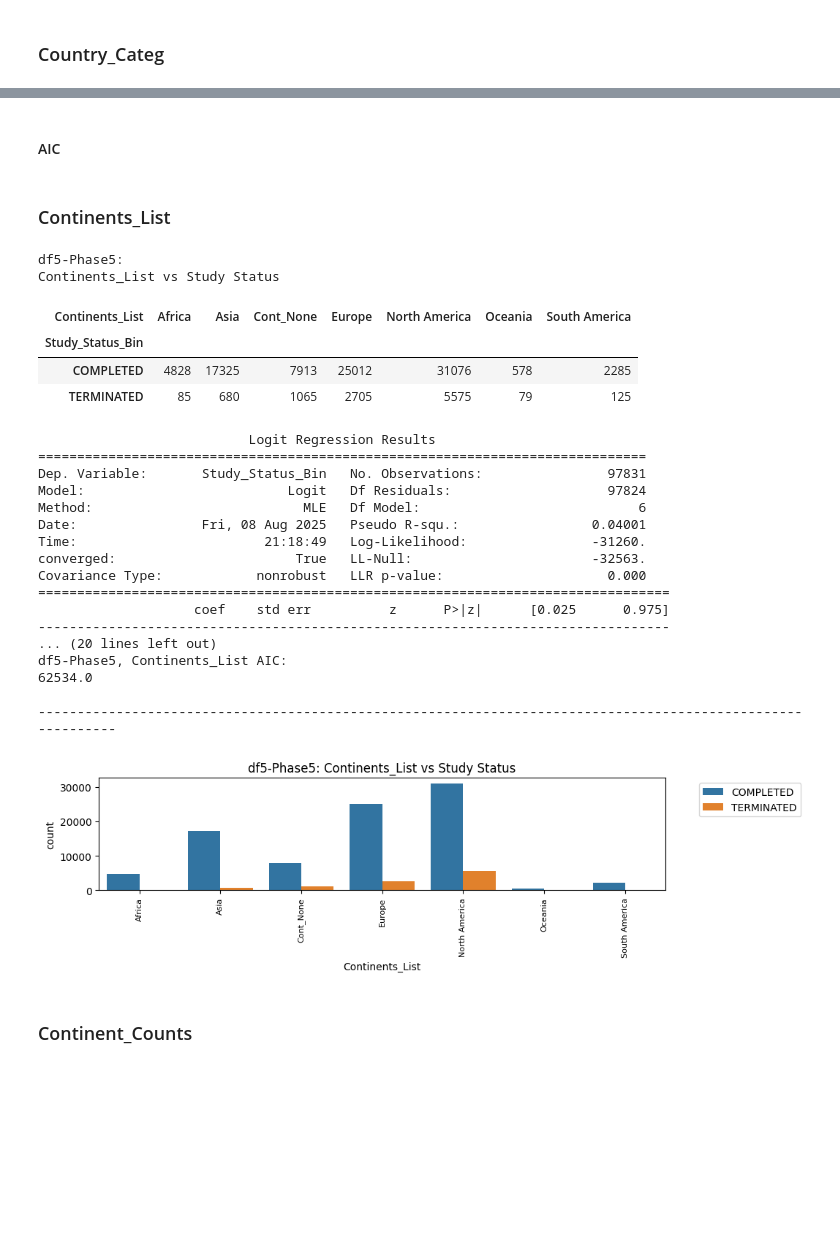
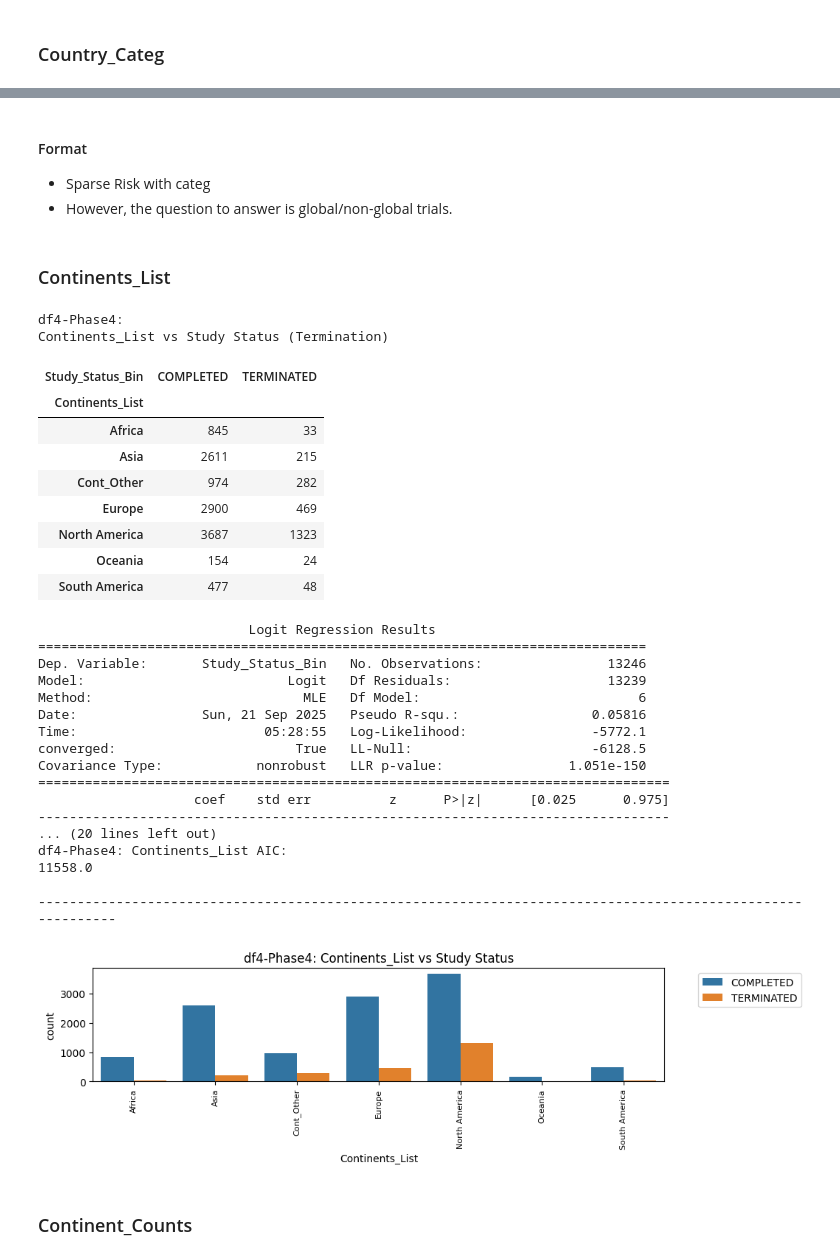
Before and after one commit to AndreouEugenia/Thesis, a Jupyter notebook: 3.Thesis_Visual.ipynb, the cells around one changed output, grey strips where cells are left out. Cells and saved outputs as stored; diff of their text form; code cells hidden in the pictures; blank space fills up the shorter version.

```diff
--- a/3.Thesis_Visual.ipynb
+++ b/3.Thesis_Visual.ipynb
@@ -1234 +1182,3 @@ df5-Phase5, Intervention_Type_Categ AIC:
+# %%
+dfi = dfi.drop(columns = ['Intervention_Type_Counts'], axis = 1)
 # %% [markdown]
@@ -1335,3 +1283,5 @@ Intervention_Method_Counts_aic = fun_compare(i, Intervention_Method_Counts = Int
+# %%
+dfi = dfi.drop(columns = ['Intervention_Route_Counts'], axis = 1)
 # %% [markdown]
 ## Locations
 # %% [markdown]
@@ -1404,3 +1376,5 @@ City_Counts_aic = fun_compare(i, City_Counts = City_Counts[0], City_Categ = City
+# %%
+dfi = dfi.drop(columns = ['City_Counts', 'City_Categ'], axis = 1)
 # %% [markdown]
 ### Country_Counts
 # %%
@@ -1467,2 +1461,0 @@ df5-Phase5, Country_Categ AIC:
-# %% [markdown]
-#### AIC
@@ -1471,32 +1462,43 @@ Country_Counts_aic = fun_compare(i, Country_Counts = Country_Counts[0], Country_
+# %% [markdown]
+#### Format
+- Sparse Risk with categ
+- However, the question to answer is global/non-global trials.
+# %%
+dfi = dfi.drop(columns = ['Country_Counts', 'Country_Categ'], axis = 1)
 # %% [markdown]
 ### Continents_List
 # %%
-Continents_List = log_fun("Continents_List", dfi, i, 'list', False, 90, 'Cont_None')
+Continents_List = log_fun("Continents_List", dfi, i, 'list', False, 90, 'Cont_Other')
 # %% [output]
-df5-Phase5:
-Continents_List vs Study Status
+df4-Phase4:
+Continents_List vs Study Status (Termination)
-| Continents_List | Africa | Asia | Cont_None | Europe | North America | Oceania | South America |
-| Study_Status_Bin |  |  |  |  |  |  |  |
-| COMPLETED | 4828 | 17325 | 7913 | 25012 | 31076 | 578 | 2285 |
-| TERMINATED | 85 | 680 | 1065 | 2705 | 5575 | 79 | 125 |
+| Study_Status_Bin | COMPLETED | TERMINATED |
+| Continents_List |  |  |
+| Africa | 845 | 33 |
+| Asia | 2611 | 215 |
+| Cont_Other | 974 | 282 |
+| Europe | 2900 | 469 |
+| North America | 3687 | 1323 |
+| Oceania | 154 | 24 |
+| South America | 477 | 48 |
                            Logit Regression Results
 ==============================================================================
-Dep. Variable:       Study_Status_Bin   No. Observations:                97831
-Model:                          Logit   Df Residuals:                    97824
+Dep. Variable:       Study_Status_Bin   No. Observations:                13246
+Model:                          Logit   Df Residuals:                    13239
 Method:                           MLE   Df Model:                            6
-Date:                Fri, 08 Aug 2025   Pseudo R-squ.:                 0.04001
-Time:                        21:18:49   Log-Likelihood:                -31260.
-converged:                       True   LL-Null:                       -32563.
-Covariance Type:            nonrobust   LLR p-value:                     0.000
+Date:                Sun, 21 Sep 2025   Pseudo R-squ.:                 0.05816
+Time:                        05:28:55   Log-Likelihood:                -5772.1
+converged:                       True   LL-Null:                       -6128.5
+Covariance Type:            nonrobust   LLR p-value:                1.051e-150
 =================================================================================
                     coef    std err          z      P>|z|      [0.025      0.975]
 ---------------------------------------------------------------------------------
 ... (20 lines left out)
-df5-Phase5, Continents_List AIC:
-62534.0
+df4-Phase4: Continents_List AIC:
+11558.0
 
 ------------------------------------------------------------------------------------------------------------
-[figure, old version]
+[figure, new version]
 # %% [markdown]
 ### Continent_Counts
 # %%
```
Also changed, not shown: parts of 171 cells of this notebook, 8 other files.
